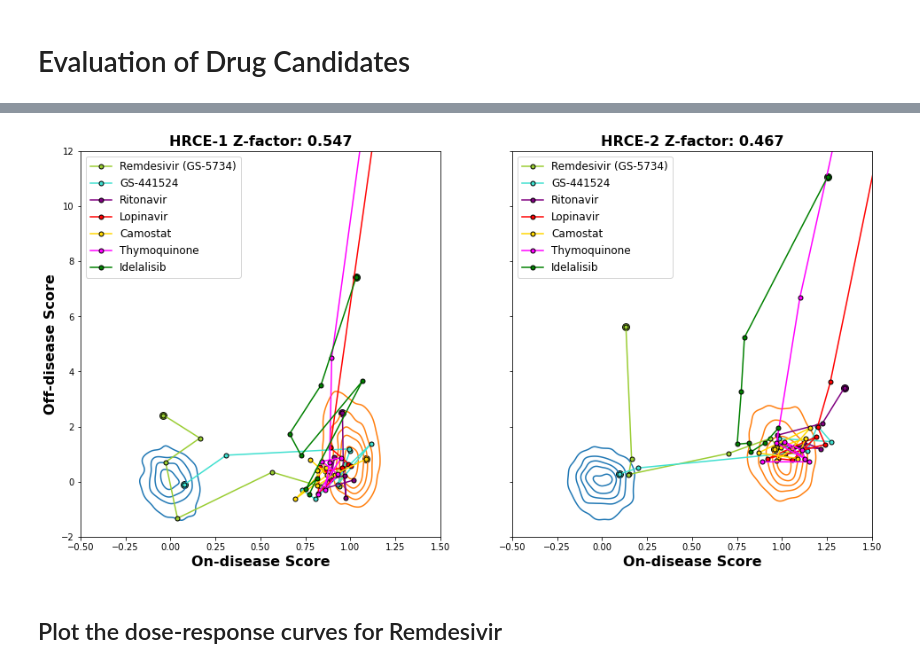
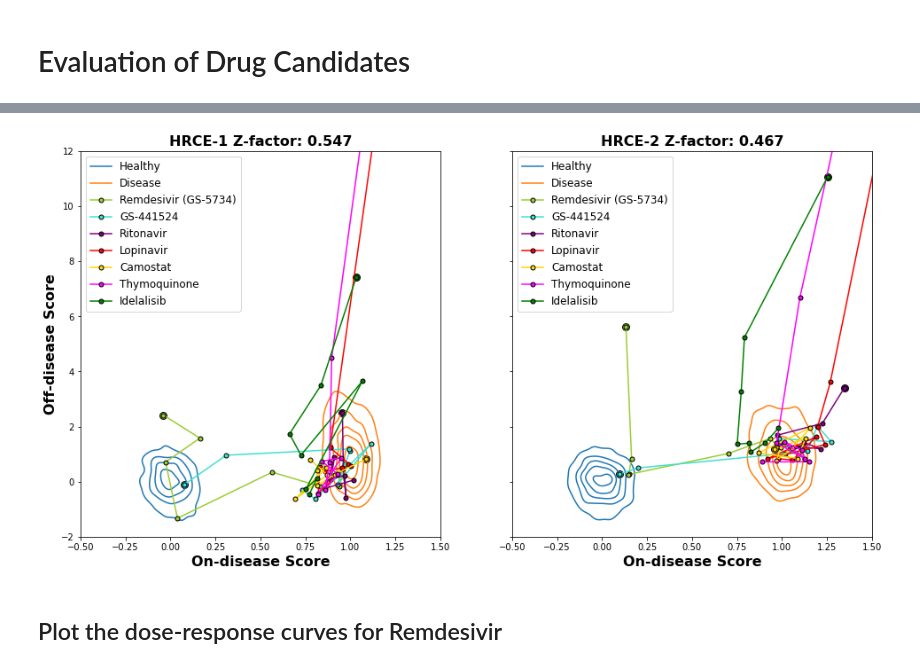
Before and after one commit to jainzana/shared_projects, a Jupyter notebook: _sources/Recursion_2019a_HRCE.ipynb, the cells around one changed output, grey strips where cells are left out. Drawn from its saved outputs; the diff is of its cells as text; code cells hidden in the pictures.

Commit message:
Cleaned up some plots and descriptions

```diff
--- a/_sources/Recursion_2019a_HRCE.ipynb
+++ b/_sources/Recursion_2019a_HRCE.ipynb
@@ -699,8 +699,12 @@ for exp in metadata.experiment.unique():
   # Normalize the scores to mean=0 for neg control and mean=1 for pos control
   mean_pos = curr_scores.loc[pos_ctrl].mean()
   mean_neg = curr_scores.loc[neg_ctrl].mean()
-  curr_scores['on_disease_score'] = curr_scores['on_disease_score'].apply(lambda x: (x - mean_neg.on_disease_score) / (mean_pos.on_disease_score - mean_neg.on_disease_score))
-  curr_scores['off_disease_score'] = curr_scores['off_disease_score'].apply(lambda x: (x - mean_neg.off_disease_score) / (mean_pos.off_disease_score - mean_neg.off_disease_score))
+  curr_scores['on_disease_score'] = curr_scores['on_disease_score'].apply(
+      lambda x: (x - mean_neg.on_disease_score) / (mean_pos.on_disease_score - mean_neg.on_disease_score)
+  )
+  curr_scores['off_disease_score'] = curr_scores['off_disease_score'].apply(
+      lambda x: (x - mean_neg.off_disease_score) / (mean_pos.off_disease_score - mean_neg.off_disease_score)
+  )
 
   # Calculate the Z-factor based on the on-disease score
   sd_pos = curr_scores.loc[pos_ctrl].on_disease_score.std()
@@ -959,41 +968,48 @@ colors = ['yellowgreen', 'turquoise', 'purple', 'red', 'gold', 'magenta', 'green
 
 _, ax = plt.subplots(1,2, figsize=(16,8), sharey=True);
 
 for (curr_ax, exp) in zip(ax, metadata.experiment.unique()):
   exp_idx = idx[:,:,:,:, exp]
   plt.sca(curr_ax)
   data = disease_scores.loc[exp_idx].loc[main_ctrls]
-  fig = sns.kdeplot(x='on_disease_score',
-                    y='off_disease_score',
-                    data=data.reset_index(),
-                    hue='disease_condition',
-                    levels=[0.1, 0.3, 0.5, 0.7, 0.9],
-                    hue_order=['Inactive', 'Active']);
+  sns.kdeplot(x='on_disease_score',
+              y='off_disease_score',
+              data=data.reset_index(),
+              hue='disease_condition',
+              levels=[0.1, 0.3, 0.5, 0.7, 0.9],
+              hue_order=['Inactive', 'Active']);
   plt.xlabel('On-disease Score',
              fontdict={'weight': 'bold', 'size': 16});
   plt.xticks(np.arange(-0.5, 1.75, 0.25));
   plt.ylabel('Off-disease Score',
              fontdict={'weight': 'bold', 'size': 16});
   plt.title('{} Z-factor: {:.3f}'.format(exp, Zfactor.loc[exp]),
             fontdict={'weight': 'bold', 'size': 16});
   plt.xlim(-0.5, 1.5);
   plt.ylim(-2, 12);
+
+  lgnd = curr_ax.get_legend()
+  handles = lgnd.legendHandles
 
   # Plot each of the treatments and associated colors listed above
   for c, tx in zip(colors, treatments):
 
     data = my_summary.loc[(exp, tx)]
     plt.plot(data.on_disease_score,
              data.off_disease_score,
              '.-', c=c, ms=10, mec='k',
              label=tx)
     plt.scatter(data.on_disease_score.iloc[-1],
                 data.off_disease_score.iloc[-1],
                 c=c, marker='.', s=250, ec='k', lw=1)
 
-  plt.legend(prop={'size':12});
+
+  handles2, labels2 = curr_ax.get_legend_handles_labels()
+  plt.legend(prop={'size':12},
+             handles = handles + handles2,
+             labels=['Healthy', 'Disease']+labels2);
 # %% [output]
-[figure, old version]
+[figure, new version]
 # %% [markdown]
 ## Plot the dose-response curves for Remdesivir
 # %%
```
Also changed, not shown: parts of 16 cells of this notebook, 6 other files.
